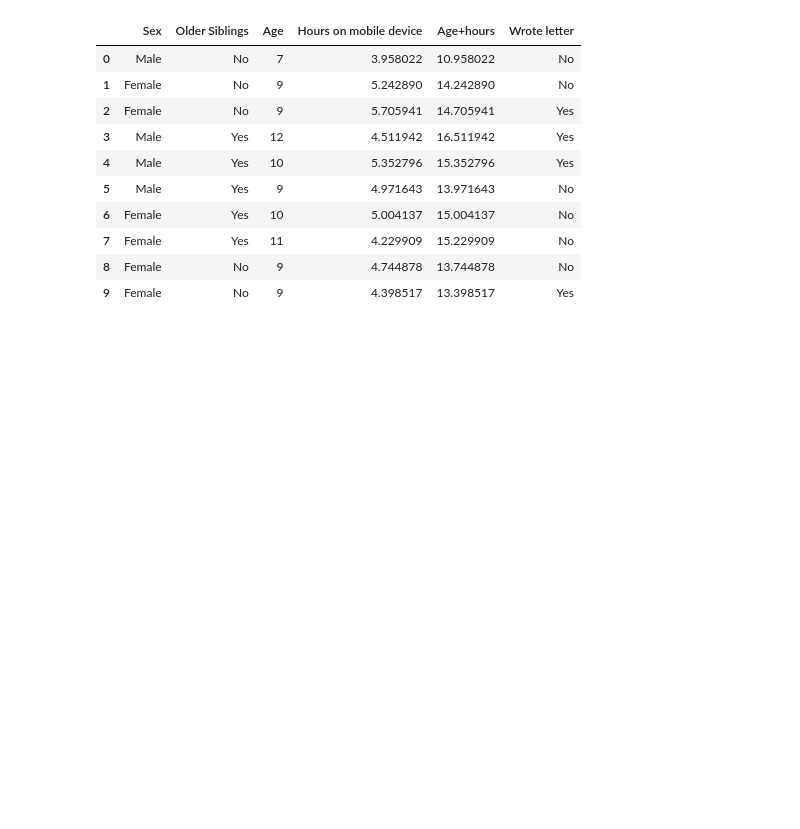
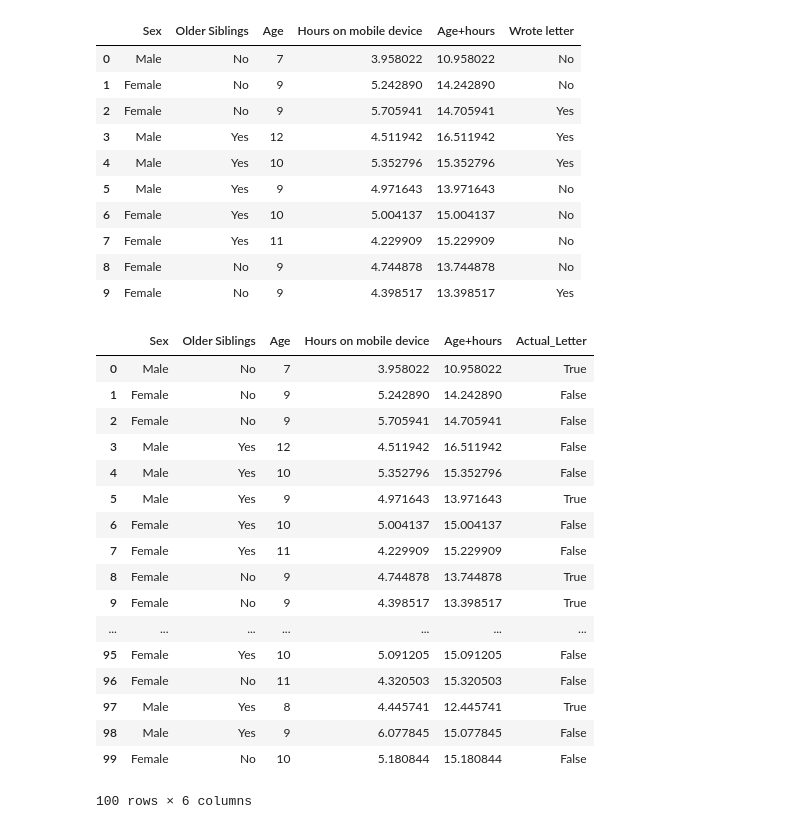
Before and after one commit to JulianConneely/Programming-for-Data-Analysis-Project-Dec18, a Jupyter notebook: Santa Claus.ipynb, the cells around one changed output. Drawn from its saved outputs; the diff is of its cells as text; code cells hidden in the pictures; blank space fills up the shorter version.

Commit message:
added new col Actual Letter based on value in prev column

```diff
--- a/Santa Claus.ipynb
+++ b/Santa Claus.ipynb
@@ -206,3 +206,30 @@ df.head(10)
 | 7 | Female | Yes | 11 | 4.229909 | 15.229909 | No |
 | 8 | Female | No | 9 | 4.744878 | 13.744878 | No |
 | 9 | Female | No | 9 | 4.398517 | 13.398517 | Yes |
+# %%
+# WIP
+# adding additional column based on the other columns [6]:
+# where True = letter was written
+# and False = No letter was written
+import numpy as np
+df['Actual_Letter'] = np.where(df['Age+hours']<14.00, True, False)
+df
+# %% [output]
+|  | Sex | Older Siblings | Age | Hours on mobile device | Age+hours | Actual_Letter |
+| 0 | Male | No | 7 | 3.958022 | 10.958022 | True |
+| 1 | Female | No | 9 | 5.242890 | 14.242890 | False |
+| 2 | Female | No | 9 | 5.705941 | 14.705941 | False |
+| 3 | Male | Yes | 12 | 4.511942 | 16.511942 | False |
+| 4 | Male | Yes | 10 | 5.352796 | 15.352796 | False |
+| 5 | Male | Yes | 9 | 4.971643 | 13.971643 | True |
+| 6 | Female | Yes | 10 | 5.004137 | 15.004137 | False |
+| 7 | Female | Yes | 11 | 4.229909 | 15.229909 | False |
+| 8 | Female | No | 9 | 4.744878 | 13.744878 | True |
+| 9 | Female | No | 9 | 4.398517 | 13.398517 | True |
+| ... | ... | ... | ... | ... | ... | ... |
+| 95 | Female | Yes | 10 | 5.091205 | 15.091205 | False |
+| 96 | Female | No | 11 | 4.320503 | 15.320503 | False |
+| 97 | Male | Yes | 8 | 4.445741 | 12.445741 | True |
+| 98 | Male | Yes | 9 | 6.077845 | 15.077845 | False |
+| 99 | Female | No | 10 | 5.180844 | 15.180844 | False |
+100 rows × 6 columns
```
Also changed, not shown: parts of 2 cells of this notebook.
